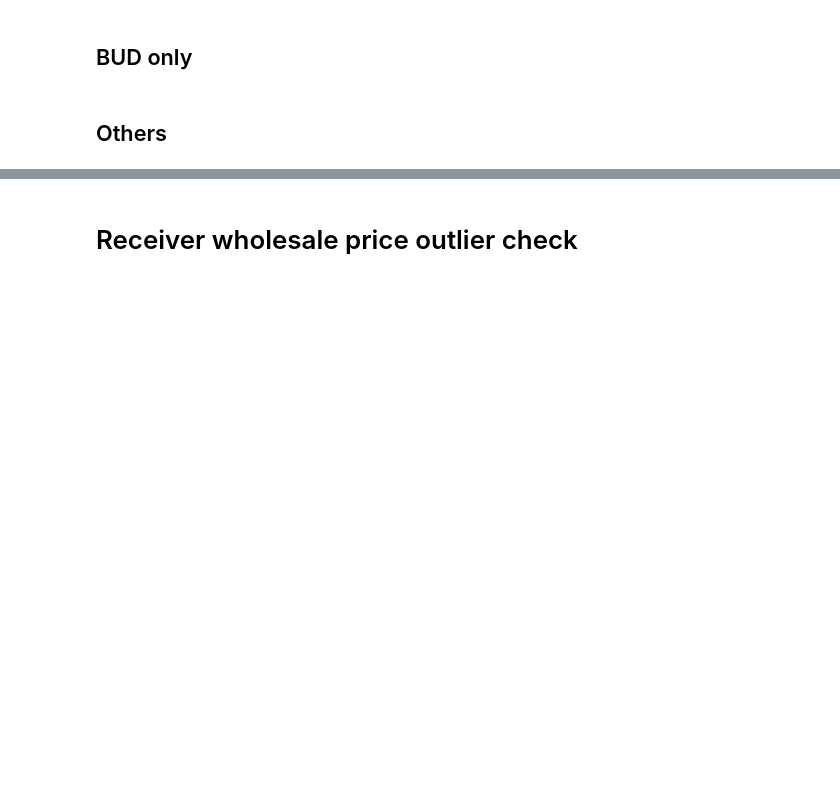
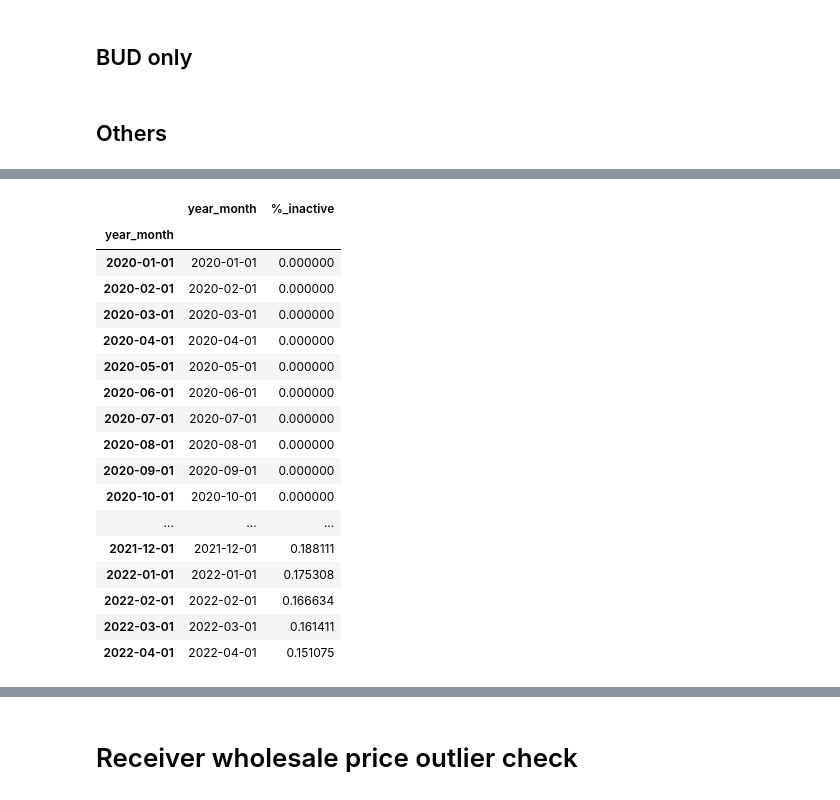
Before and after one commit to warrenshen/platform, a Jupyter notebook: services/api-server/notebooks/analysis/Monthly_Client_Surveillance.ipynb, the cells around one changed output, grey strips where cells are left out. Saved outputs shown, nothing was run; the diff lists cells and outputs as text; code cells hidden in the pictures; blank space fills up the shorter version.

```diff
--- a/services/api-server/notebooks/analysis/Monthly_Client_Surveillance.ipynb
+++ b/services/api-server/notebooks/analysis/Monthly_Client_Surveillance.ipynb
@@ -630,6 +614,27 @@ license_numbers
 churn,vc_matrix = calculate_vendor_churn(company_incoming_transfer_packages_dataframe,license_numbers,WINDOW,VC_START_DATE,VC_END_DATE,VC_MONTH_LIST,VC_MONTH_END)
 # %%
 churn_short,vc_matrix_short = calculate_vendor_churn_short(company_incoming_transfer_packages_dataframe,license_numbers,VC_START_DATE,VC_END_DATE,VC_MONTH_LIST,VC_MONTH_END)
+# %%
+churn_short
+# %% [output]
+|  | year_month | %_inactive |
+| year_month |  |  |
+| 2020-01-01 | 2020-01-01 | 0.000000 |
+| 2020-02-01 | 2020-02-01 | 0.000000 |
+| 2020-03-01 | 2020-03-01 | 0.000000 |
+| 2020-04-01 | 2020-04-01 | 0.000000 |
+| 2020-05-01 | 2020-05-01 | 0.000000 |
+| 2020-06-01 | 2020-06-01 | 0.000000 |
+| 2020-07-01 | 2020-07-01 | 0.000000 |
+| 2020-08-01 | 2020-08-01 | 0.000000 |
+| 2020-09-01 | 2020-09-01 | 0.000000 |
+| 2020-10-01 | 2020-10-01 | 0.000000 |
+| ... | ... | ... |
+| 2021-12-01 | 2021-12-01 | 0.188111 |
+| 2022-01-01 | 2022-01-01 | 0.175308 |
+| 2022-02-01 | 2022-02-01 | 0.166634 |
+| 2022-03-01 | 2022-03-01 | 0.161411 |
+| 2022-04-01 | 2022-04-01 | 0.151075 |
 # %%
 ax = churn['%_inactive'].plot(marker = 'o',figsize = (12,8),label = 'VC old')
 ax = churn_short['%_inactive'].plot(marker = 'o',figsize = (12,8),label = 'VC short')
```
Also changed, not shown: parts of 42 cells of this notebook.
